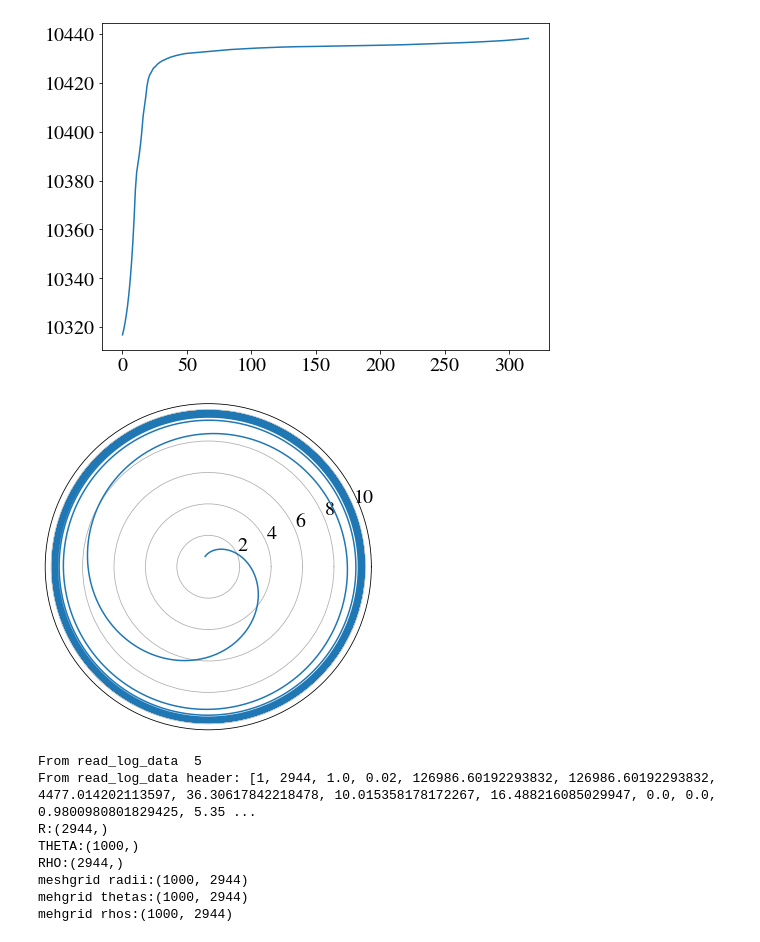
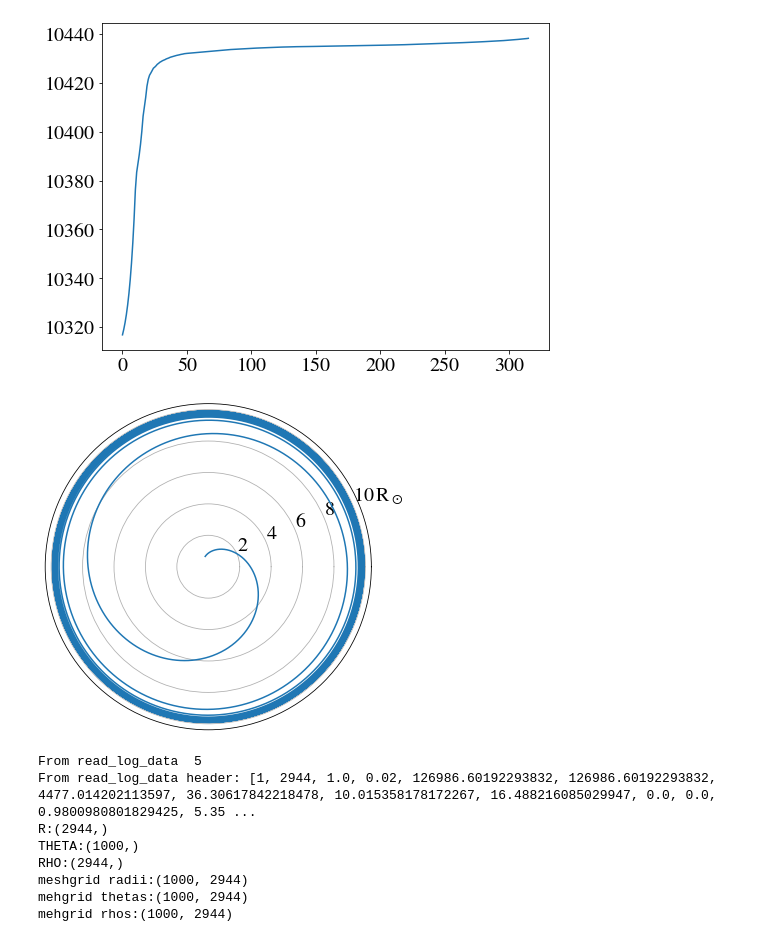
Before and after one commit to matteocantiello/planetaryengulfments, a Jupyter notebook: Dropbox (Personal)/work/engulfment/15140/engulfment.ipynb, the cells around one changed output. Saved outputs shown, nothing was run; the diff lists cells and outputs as text; code cells hidden in the pictures.

```diff
--- a/Dropbox (Personal)/work/engulfment/15140/engulfment.ipynb
+++ b/Dropbox (Personal)/work/engulfment/15140/engulfment.ipynb
@@ -491,20 +491,21 @@ xnew = np.arange(min(alpha[j:i]),max(alpha[j:i]),res)
 # %%
 # Create Polar Coordinate Plot  (Note that we have selected only data from plunge-in phase)
 
 ax = plt.subplot(111, projection='polar')
 ax.plot(xnew, f2(xnew), '-')
 
 ax.set_xticklabels([])
+ax.set_yticklabels(['2', '4', '6', '8', r'10$\,$R$_\odot$'])
 
 ax.xaxis.grid(False)
 
 #ax.set_theta_zero_location('N')
 #ax.set_yticks(np.arange(0,10,2))
 #ax.set_theta_direction(-1)
 #ax.yaxis.grid(False)
 #ax.set_yticklabels([])
 # %% [output]
-[figure, old version]
+[figure, new version]
 # %%
 p = mr.MesaData(DATA+'LOGS/'+'profile1.data')
 
```
Also changed, not shown: parts of 4 cells of this notebook, 1 other file.
